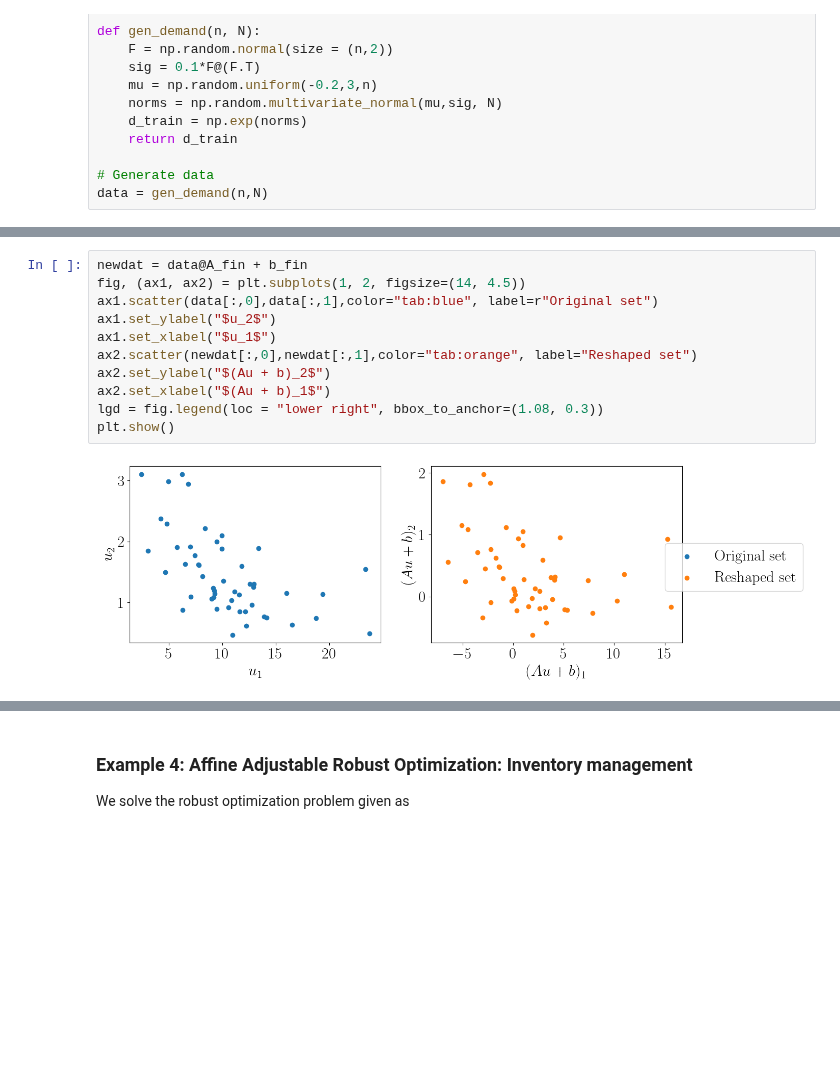
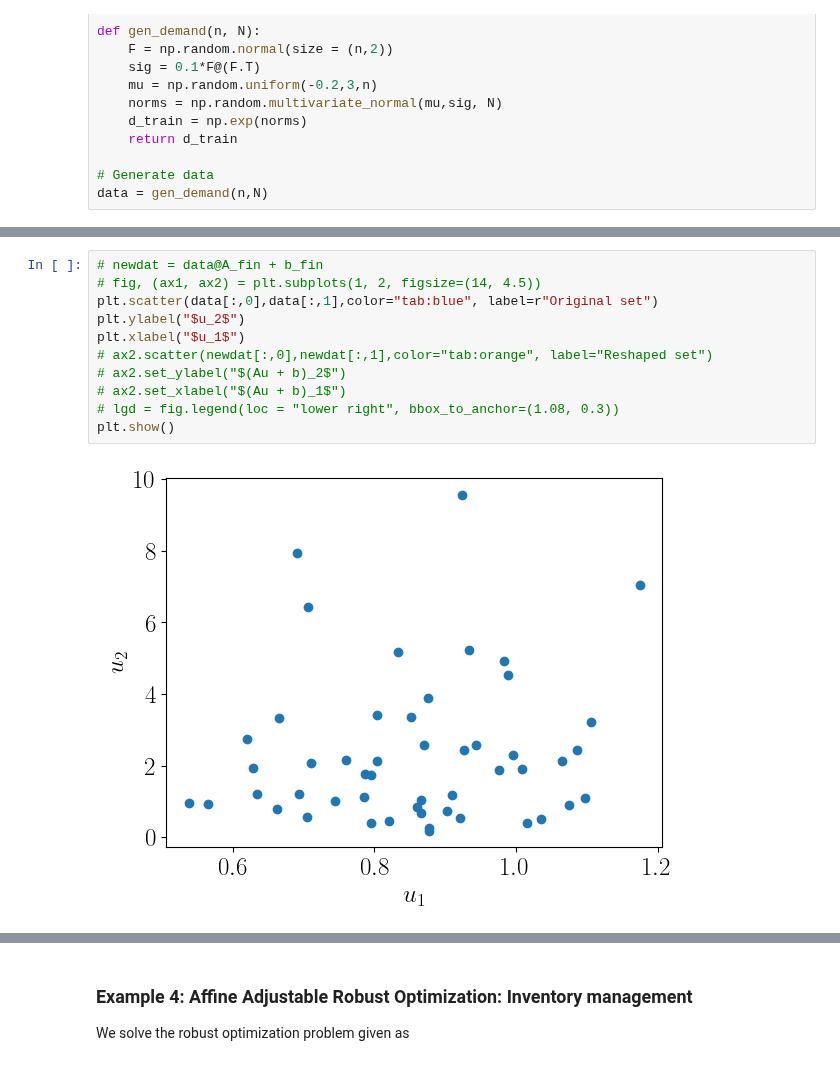
Before and after one commit to stellatogrp/lropt, a Jupyter notebook: examples/experiments/tutorial_learning.ipynb, the cells around one changed output, grey strips where cells are left out. Saved outputs shown, nothing was run; the diff lists cells and outputs as text; blank space fills up the shorter version.

```diff
--- a/examples/experiments/tutorial_learning.ipynb
+++ b/examples/experiments/tutorial_learning.ipynb
@@ -468,13 +468,13 @@ plt.show()
 # %%
-newdat = data@A_fin + b_fin
-fig, (ax1, ax2) = plt.subplots(1, 2, figsize=(14, 4.5))
-ax1.scatter(data[:,0],data[:,1],color="tab:blue", label=r"Original set")
-ax1.set_ylabel("$u_2$")
-ax1.set_xlabel("$u_1$")
-ax2.scatter(newdat[:,0],newdat[:,1],color="tab:orange", label="Reshaped set")
-ax2.set_ylabel("$(Au + b)_2$")
-ax2.set_xlabel("$(Au + b)_1$")
-lgd = fig.legend(loc = "lower right", bbox_to_anchor=(1.08, 0.3))
+# newdat = data@A_fin + b_fin
+# fig, (ax1, ax2) = plt.subplots(1, 2, figsize=(14, 4.5))
+plt.scatter(data[:,0],data[:,1],color="tab:blue", label=r"Original set")
+plt.ylabel("$u_2$")
+plt.xlabel("$u_1$")
+# ax2.scatter(newdat[:,0],newdat[:,1],color="tab:orange", label="Reshaped set")
+# ax2.set_ylabel("$(Au + b)_2$")
+# ax2.set_xlabel("$(Au + b)_1$")
+# lgd = fig.legend(loc = "lower right", bbox_to_anchor=(1.08, 0.3))
 plt.show()
 # %% [output]
-[figure, old version]
+[figure, new version]
```
Also changed, not shown: parts of 7 cells of this notebook, 36 other files.
